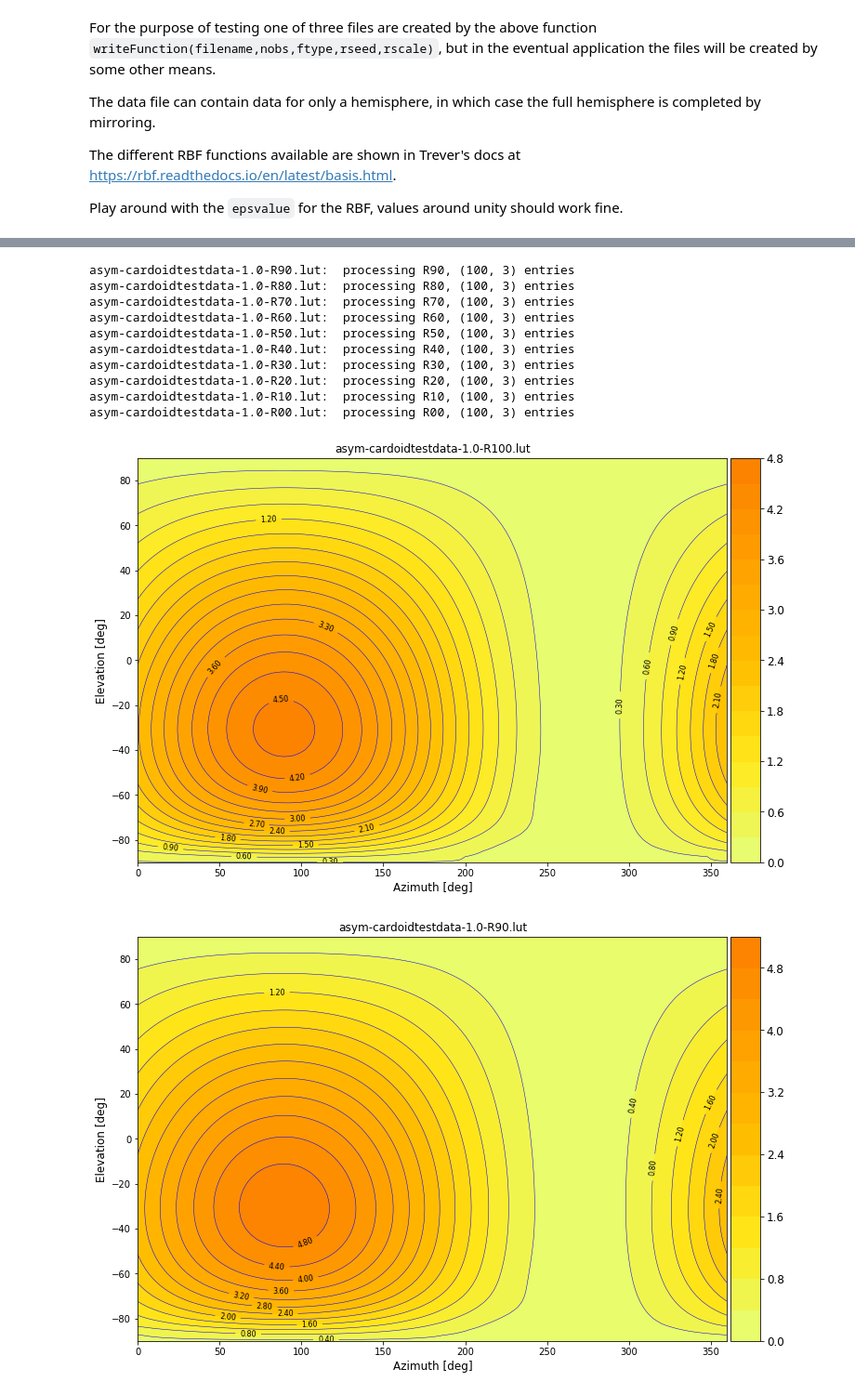
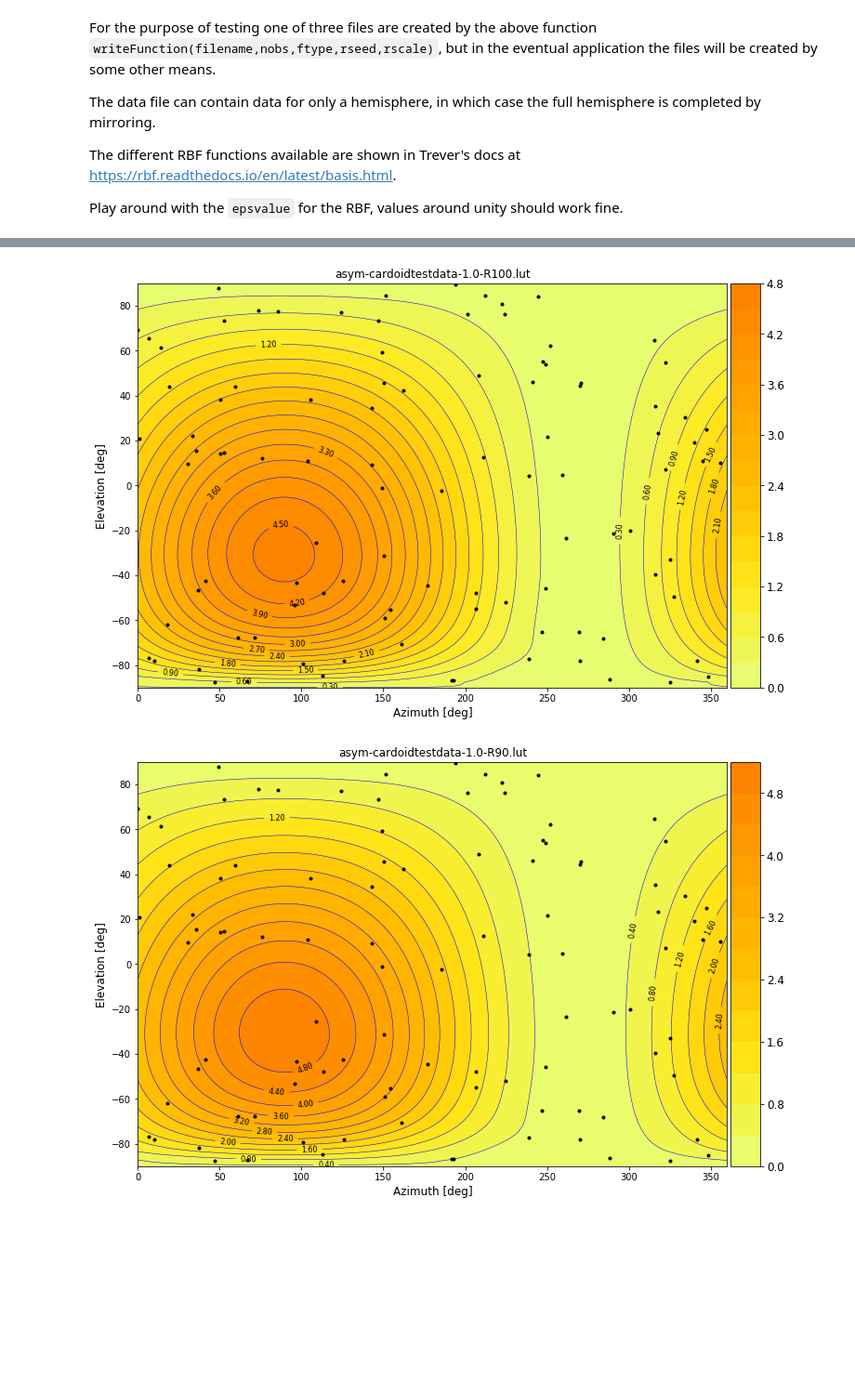
Before and after one commit to NelisW/PythonNotesToSelf, a Jupyter notebook: RBF-interpolation-on-sphere.ipynb, the cells around one changed output, grey strips where cells are left out. Shown at 93% size. Saved outputs shown, nothing was run; the diff lists cells and outputs as text; code cells hidden in the pictures; blank space fills up the shorter version.

Commit message:
show input data markers in interpolated contour graphs added  some more play with sympy

```diff
--- a/RBF-interpolation-on-sphere.ipynb
+++ b/RBF-interpolation-on-sphere.ipynb
@@ -42,6 +42,8 @@ Radial basis functions can be used for smoothing/interpolating scattered/unstruc
 rseed = 1
 # number of observation points
 nobs = 100
+# show input data markers in interpolated contour graphs
+showMarkers = True
 # %% [markdown]
 ## General support functions
 # %%
@@ -405,6 +407,7 @@ icnt = 0
 filenames = []
 for alti in altiUnique:
     # and Rx one at a time
+#     for rcol in [rcolumns[0]]:
     for rcol in rcolumns:
         icnt += 1
         # extract only the columns needed
@@ -444,6 +447,11 @@ for alti in altiUnique:
                           ofilename,'Azimuth [deg]','Elevation [deg]',
                           meshCmap=cm.Wistia, cbarshow=True,
                           contLabel=True,contFmt='%.2f')
+            if showMarkers:
+                markers = ryplot.Markers(markerfacecolor='r', marker='*')
+                for az, el in zip(obs_azim,obs_elev):
+                    markers.add(az*180/np.pi,el*180/np.pi,markerfacecolor='k', marker='o',fillstyle='full',markersize=3)
+                markers.plot(p.getSubPlot(1))
             fbasename = ''.join(os.path.basename(ofilename).split('.')[:-1])
             p.saveFig(fbasename+'.png')
 # %% [output]
@@ -452,12 +469,2 @@ The following kwargs were not used by contour: 'clip_on'
-asym-cardoidtestdata-1.0-R90.lut:  processing R90, (100, 3) entries
-asym-cardoidtestdata-1.0-R80.lut:  processing R80, (100, 3) entries
-asym-cardoidtestdata-1.0-R70.lut:  processing R70, (100, 3) entries
-asym-cardoidtestdata-1.0-R60.lut:  processing R60, (100, 3) entries
-asym-cardoidtestdata-1.0-R50.lut:  processing R50, (100, 3) entries
-asym-cardoidtestdata-1.0-R40.lut:  processing R40, (100, 3) entries
-asym-cardoidtestdata-1.0-R30.lut:  processing R30, (100, 3) entries
-asym-cardoidtestdata-1.0-R20.lut:  processing R20, (100, 3) entries
-asym-cardoidtestdata-1.0-R10.lut:  processing R10, (100, 3) entries
-asym-cardoidtestdata-1.0-R00.lut:  processing R00, (100, 3) entries
-[figure, old version]
+[figure, new version]
-[figure, old version]
+[figure, new version]
```
Also changed, not shown: parts of 1 cell of this notebook, 1 other file.
